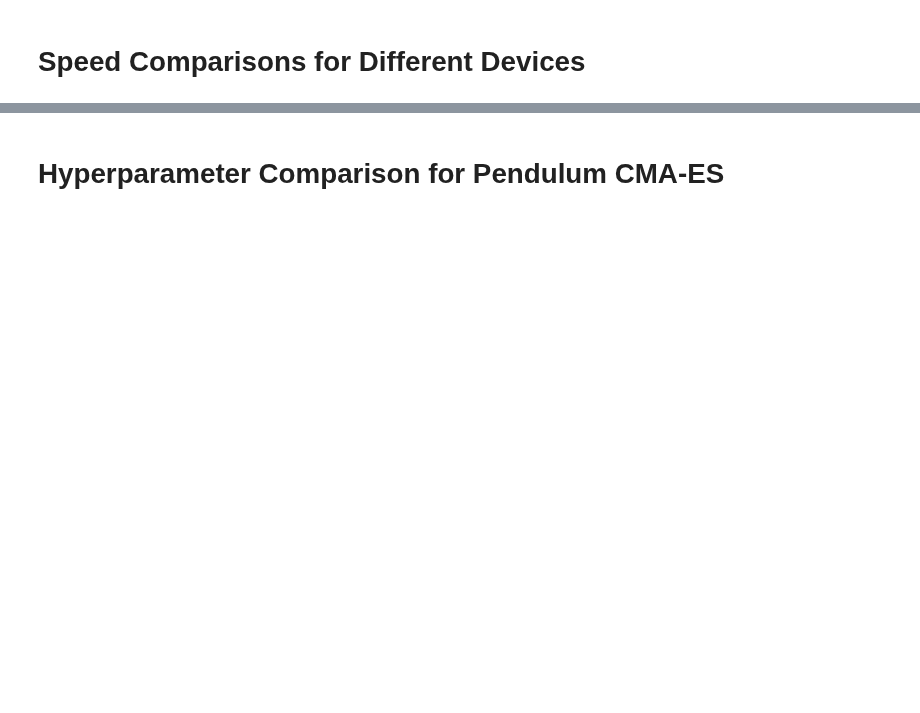
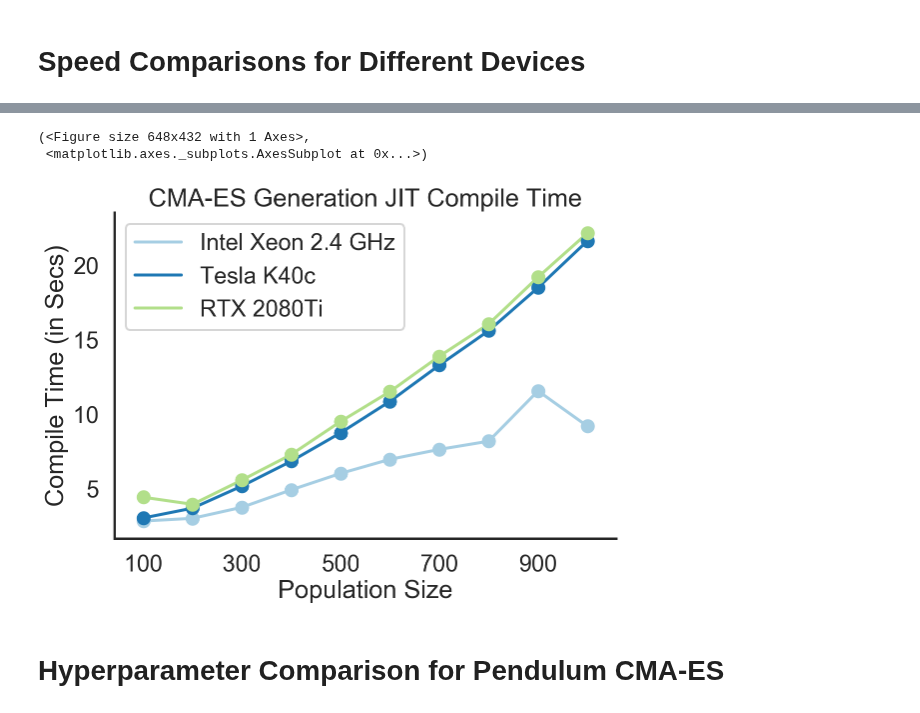
Before and after one commit to RobertTLange/evosax, a Jupyter notebook: notebooks/visualize_benchmarks.ipynb, the cells around one changed output, grey strips where cells are left out. Cells and saved outputs as stored; diff of their text form; code cells hidden in the pictures; blank space fills up the shorter version.

```diff
--- a/notebooks/visualize_benchmarks.ipynb
+++ b/notebooks/visualize_benchmarks.ipynb
@@ -69,3 +37,13 @@ plot_heatmap_array(range_x=population_sizes,
+# %%
+plot_1D_line(population_sizes, jit,
+             plot_title="CMA-ES Generation JIT Compile Time",
+             xy_labels=["Population Size", "Compile Time (in Secs)"],
+             labels=["Intel Xeon 2.4 GHz", "Tesla K40c", "RTX 2080Ti"],
+             every_nth_tick=2)
+# %% [output]
+(<Figure size 648x432 with 1 Axes>,
+ <matplotlib.axes._subplots.AxesSubplot at 0x...>)
+[figure, added]
 # %% [markdown]
 # Hyperparameter Comparison for Pendulum CMA-ES
 # %%
```
Also changed, not shown: parts of 9 cells of this notebook, 8 other files.
